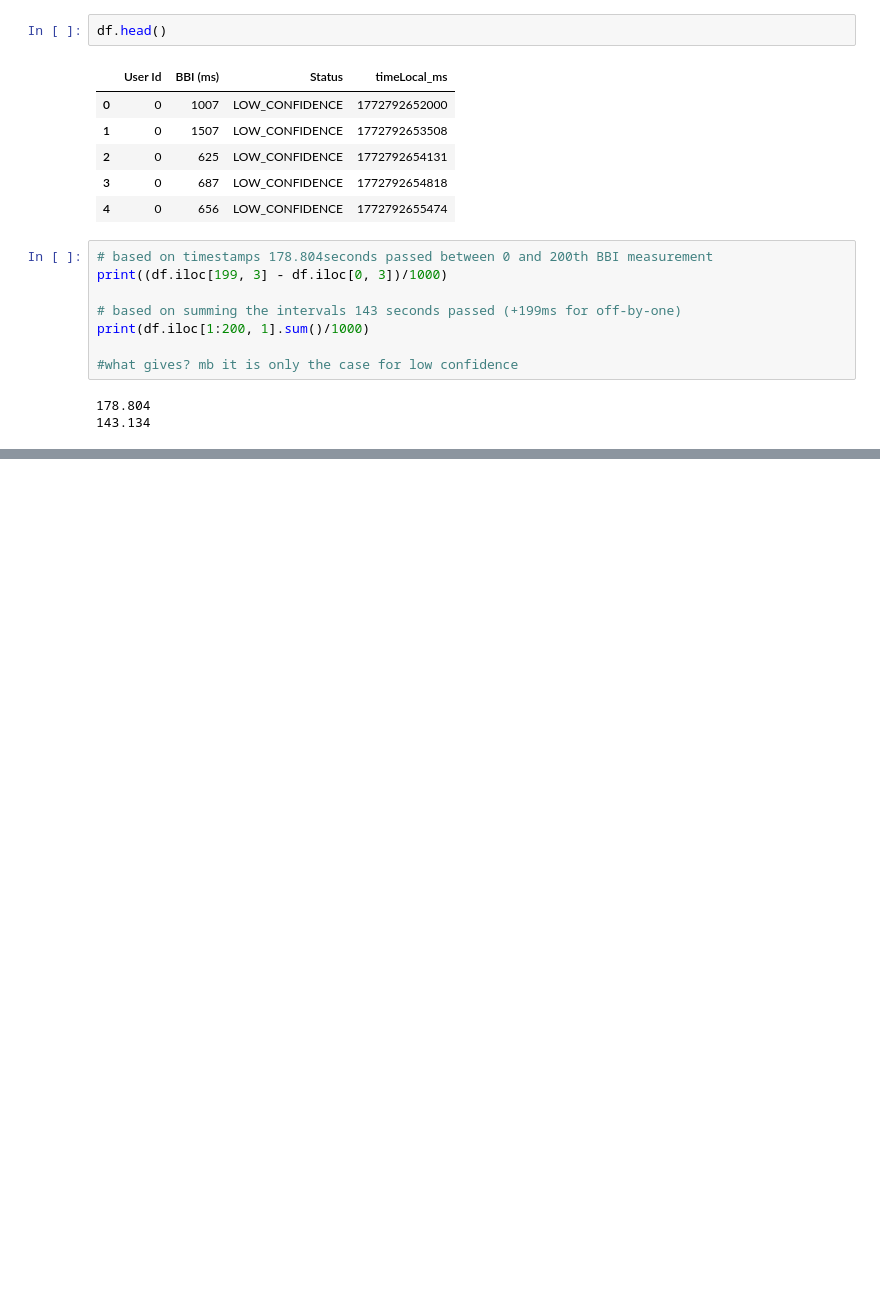
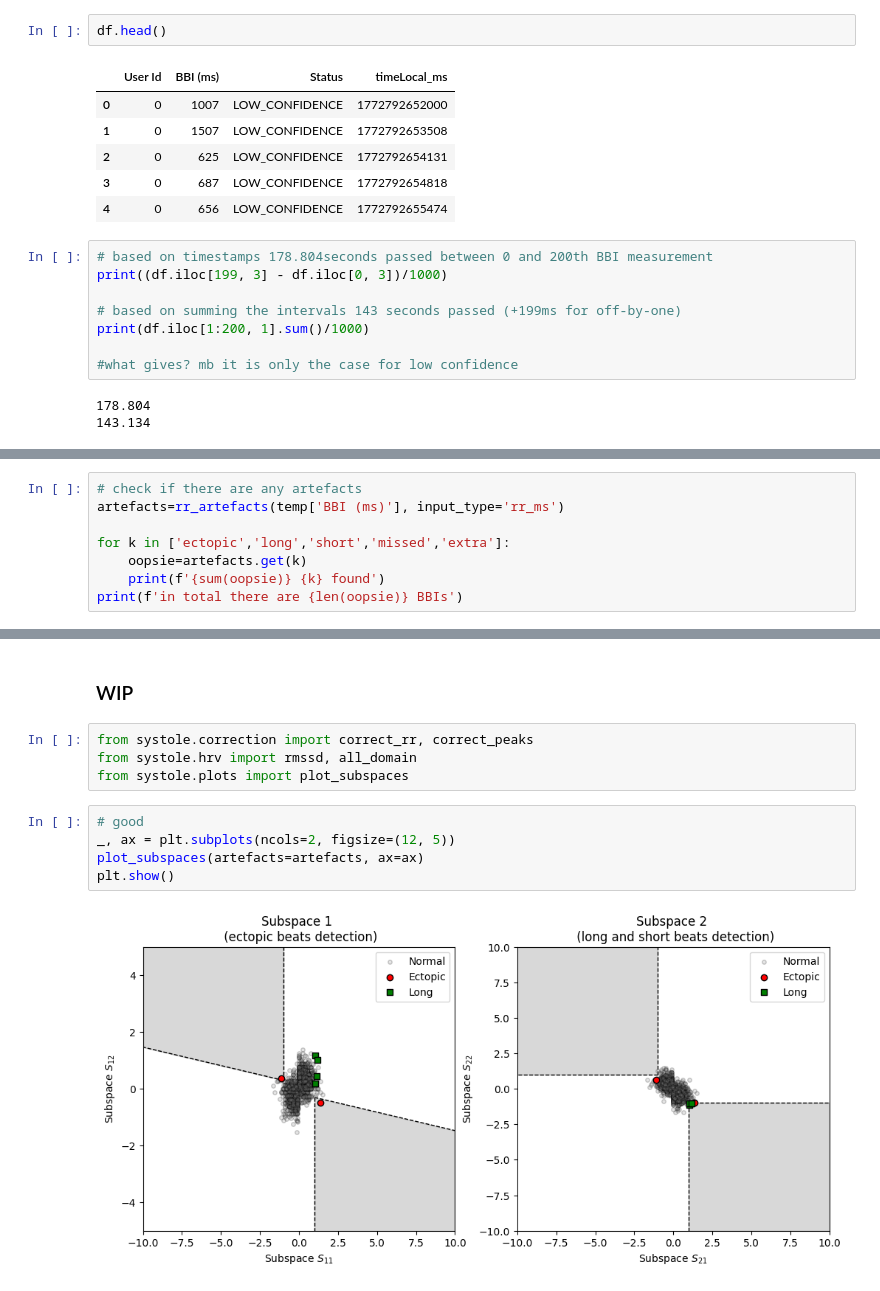
Before and after one commit to mol2people/tiktok_hrv, a Jupyter notebook: eda_hrv.ipynb, the cells around one changed output, grey strips where cells are left out. Drawn from its saved outputs; the diff is of its cells as text; blank space fills up the shorter version.

```diff
--- a/eda_hrv.ipynb
+++ b/eda_hrv.ipynb
@@ -510,0 +552,8 @@ TypeError: 'Axes' object is not subscriptable
+# %%
+# check if there are any artefacts
+artefacts=rr_artefacts(temp['BBI (ms)'], input_type='rr_ms')
+
+for k in ['ectopic','long','short','missed','extra']:
+    oopsie=artefacts.get(k)
+    print(f'{sum(oopsie)} {k} found')
+print(f'in total there are {len(oopsie)} BBIs')
@@ -510,0 +582,13 @@ TypeError: 'Axes' object is not subscriptable
+# %% [markdown]
+### WIP
+# %%
+from systole.correction import correct_rr, correct_peaks
+from systole.hrv import rmssd, all_domain
+from systole.plots import plot_subspaces
+# %%
+# good
+_, ax = plt.subplots(ncols=2, figsize=(12, 5))
+plot_subspaces(artefacts=artefacts, ax=ax)
+plt.show()
+# %% [output]
+[figure, added]
```
Also changed, not shown: parts of 22 cells of this notebook, 2 other files.
